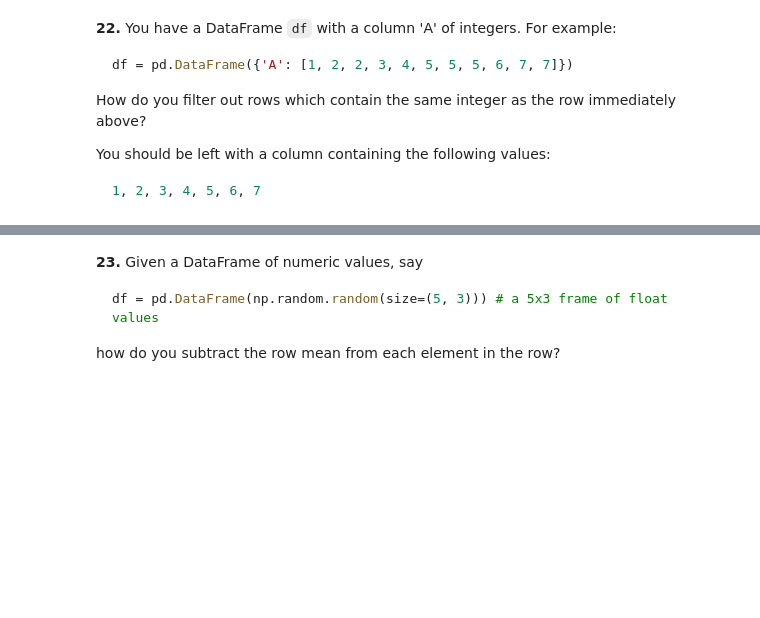
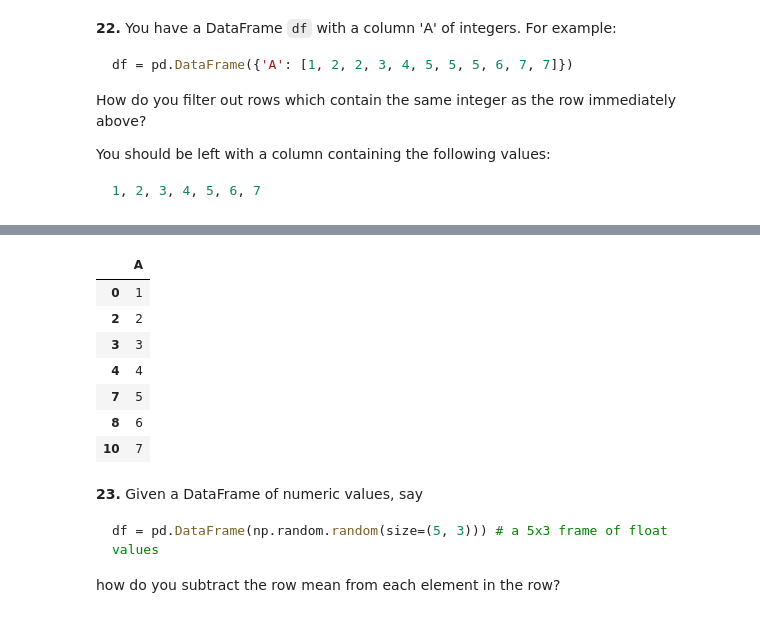
Before and after one commit to adamvig96/100-pandas-puzzles, a Jupyter notebook: 100-pandas-puzzles.ipynb, the cells around one changed output, grey strips where cells are left out. Saved outputs shown, nothing was run; the diff lists cells and outputs as text; code cells hidden in the pictures; blank space fills up the shorter version.

````diff
--- a/100-pandas-puzzles.ipynb
+++ b/100-pandas-puzzles.ipynb
@@ -317,3 +341,14 @@ You should be left with a column containing the following values:
+# %%
+df22
+# %% [output]
+|  | A |
+| 0 | 1 |
+| 2 | 2 |
+| 3 | 3 |
+| 4 | 4 |
+| 7 | 5 |
+| 8 | 6 |
+| 10 | 7 |
 # %% [markdown]
 **23.** Given a DataFrame of numeric values, say
 ```python
````
Also changed, not shown: parts of 10 cells of this notebook.
